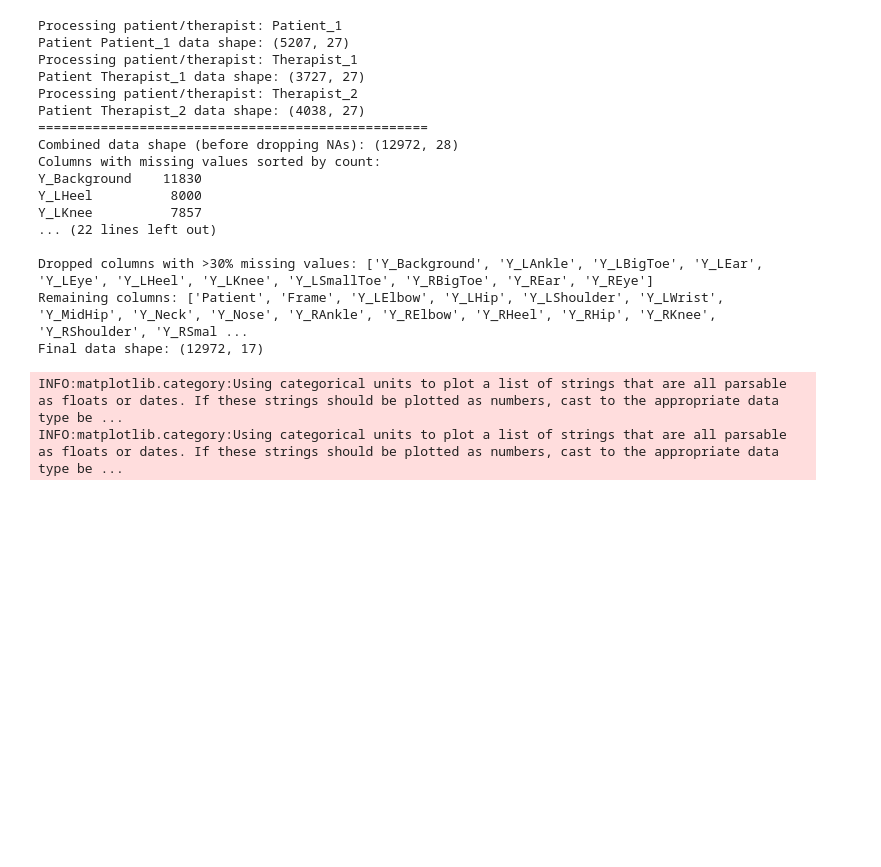
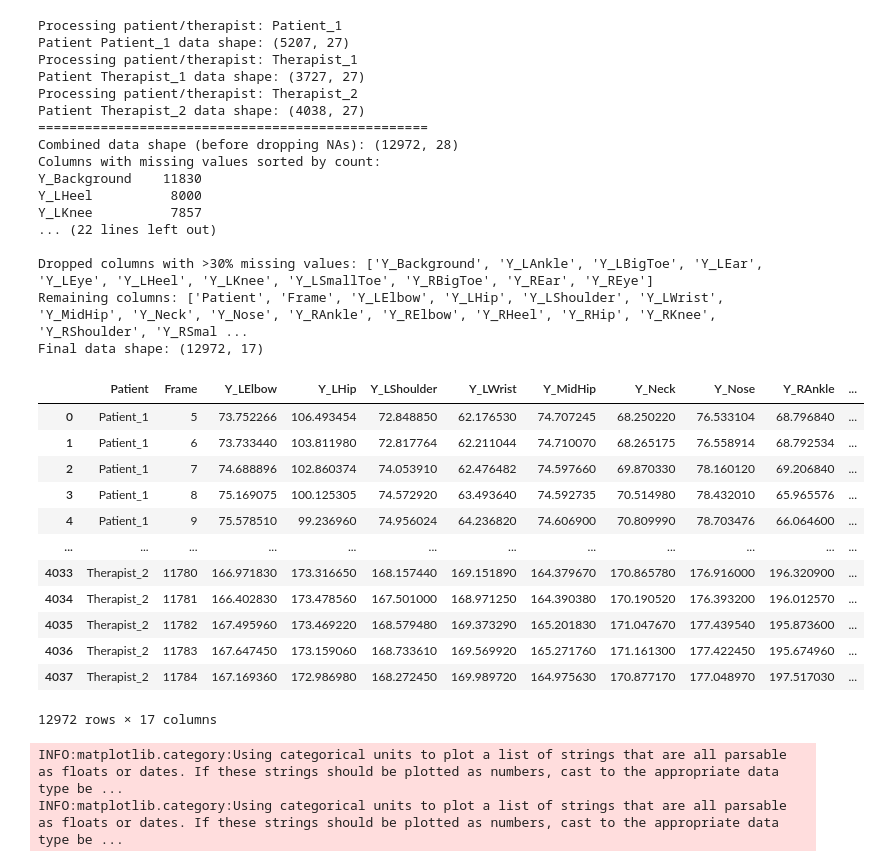
Before and after one commit to LiubovRev/sense_project, a Jupyter notebook: pose_classification/pose_classification_new.ipynb, the cells around one changed output. Saved outputs shown, nothing was run; the diff lists cells and outputs as text; code cells hidden in the pictures; blank space fills up the shorter version.

```diff
--- a/pose_classification/pose_classification_new.ipynb
+++ b/pose_classification/pose_classification_new.ipynb
@@ -91,6 +91,22 @@ Y_LKnee          7857
 Dropped columns with >30% missing values: ['Y_Background', 'Y_LAnkle', 'Y_LBigToe', 'Y_LEar', 'Y_LEye', 'Y_LHeel', 'Y_LKnee', 'Y_LSmallToe', 'Y_RBigToe', 'Y_REar', 'Y_REye']
 Remaining columns: ['Patient', 'Frame', 'Y_LElbow', 'Y_LHip', 'Y_LShoulder', 'Y_LWrist', 'Y_MidHip', 'Y_Neck', 'Y_Nose', 'Y_RAnkle', 'Y_RElbow', 'Y_RHeel', 'Y_RHip', 'Y_RKnee', 'Y_RShoulder', 'Y_RSmal ...
 Final data shape: (12972, 17)
+# %%
+df_all
+# %% [output]
+|  | Patient | Frame | Y_LElbow | Y_LHip | Y_LShoulder | Y_LWrist | Y_MidHip | Y_Neck | Y_Nose | Y_RAnkle | ... |
+| 0 | Patient_1 | 5 | 73.752266 | 106.493454 | 72.848850 | 62.176530 | 74.707245 | 68.250220 | 76.533104 | 68.796840 | ... |
+| 1 | Patient_1 | 6 | 73.733440 | 103.811980 | 72.817764 | 62.211044 | 74.710070 | 68.265175 | 76.558914 | 68.792534 | ... |
+| 2 | Patient_1 | 7 | 74.688896 | 102.860374 | 74.053910 | 62.476482 | 74.597660 | 69.870330 | 78.160120 | 69.206840 | ... |
+| 3 | Patient_1 | 8 | 75.169075 | 100.125305 | 74.572920 | 63.493640 | 74.592735 | 70.514980 | 78.432010 | 65.965576 | ... |
+| 4 | Patient_1 | 9 | 75.578510 | 99.236960 | 74.956024 | 64.236820 | 74.606900 | 70.809990 | 78.703476 | 66.064600 | ... |
+| ... | ... | ... | ... | ... | ... | ... | ... | ... | ... | ... | ... |
+| 4033 | Therapist_2 | 11780 | 166.971830 | 173.316650 | 168.157440 | 169.151890 | 164.379670 | 170.865780 | 176.916000 | 196.320900 | ... |
+| 4034 | Therapist_2 | 11781 | 166.402830 | 173.478560 | 167.501000 | 168.971250 | 164.390380 | 170.190520 | 176.393200 | 196.012570 | ... |
+| 4035 | Therapist_2 | 11782 | 167.495960 | 173.469220 | 168.579480 | 169.373290 | 165.201830 | 171.047670 | 177.439540 | 195.873600 | ... |
+| 4036 | Therapist_2 | 11783 | 167.647450 | 173.159060 | 168.733610 | 169.569920 | 165.271760 | 171.161300 | 177.422450 | 195.674960 | ... |
+| 4037 | Therapist_2 | 11784 | 167.169360 | 172.986980 | 168.272450 | 169.989720 | 164.975630 | 170.877170 | 177.048970 | 197.517030 | ... |
+12972 rows × 17 columns
 # %%
 class PoseFeatureExtractor:
     def __init__(self):
```
Also changed, not shown: parts of 1 cell of this notebook.
